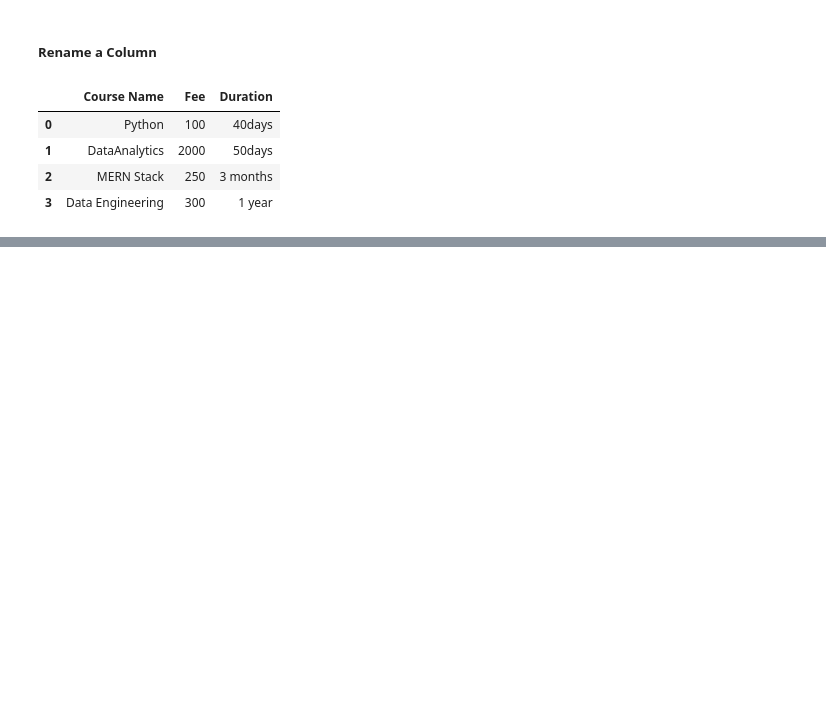
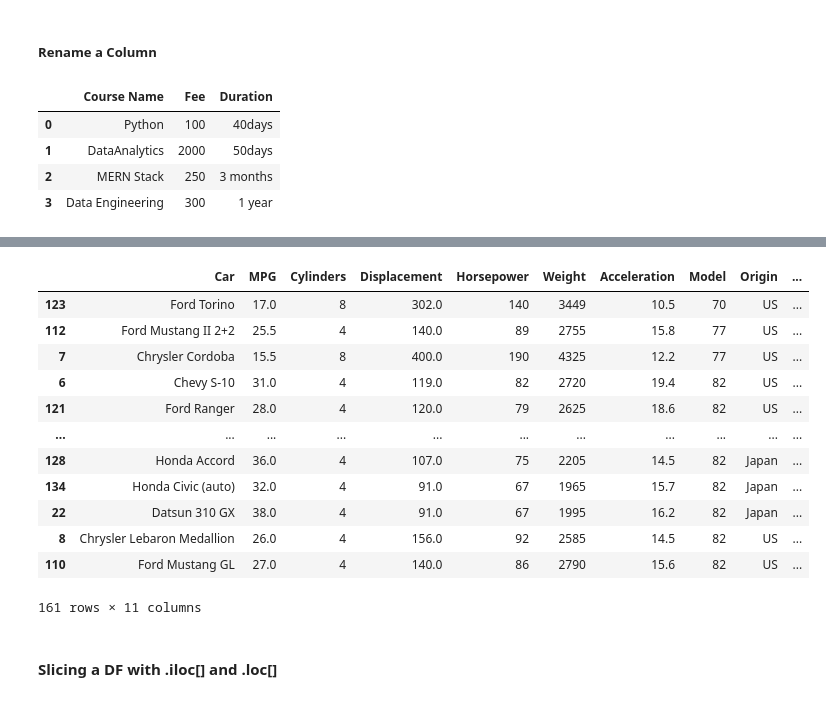
Before and after one commit to Anabrams/PandasLab, a Jupyter notebook: lecture_notes.ipynb, the cells around one changed output, grey strips where cells are left out. Cells and saved outputs as stored; diff of their text form; code cells hidden in the pictures; blank space fills up the shorter version.

```diff
--- a/lecture_notes.ipynb
+++ b/lecture_notes.ipynb
@@ -230,0 +236,21 @@ tech_df.head()
+# %%
+cars =pd.read_json(r'pandasLesson_data\data\cars.json')
+
+cars.sort_values(by= 'quantity', ascending=True)
+cars.sort_values(by= ['quantity', 'Cylinders'], ascending=[True, False])
+# %% [output]
+|  | Car | MPG | Cylinders | Displacement | Horsepower | Weight | Acceleration | Model | Origin | ... |
+| 123 | Ford Torino | 17.0 | 8 | 302.0 | 140 | 3449 | 10.5 | 70 | US | ... |
+| 112 | Ford Mustang II 2+2 | 25.5 | 4 | 140.0 | 89 | 2755 | 15.8 | 77 | US | ... |
+| 7 | Chrysler Cordoba | 15.5 | 8 | 400.0 | 190 | 4325 | 12.2 | 77 | US | ... |
+| 6 | Chevy S-10 | 31.0 | 4 | 119.0 | 82 | 2720 | 19.4 | 82 | US | ... |
+| 121 | Ford Ranger | 28.0 | 4 | 120.0 | 79 | 2625 | 18.6 | 82 | US | ... |
+| ... | ... | ... | ... | ... | ... | ... | ... | ... | ... | ... |
+| 128 | Honda Accord | 36.0 | 4 | 107.0 | 75 | 2205 | 14.5 | 82 | Japan | ... |
+| 134 | Honda Civic (auto) | 32.0 | 4 | 91.0 | 67 | 1965 | 15.7 | 82 | Japan | ... |
+| 22 | Datsun 310 GX | 38.0 | 4 | 91.0 | 67 | 1995 | 16.2 | 82 | Japan | ... |
+| 8 | Chrysler Lebaron Medallion | 26.0 | 4 | 156.0 | 92 | 2585 | 14.5 | 82 | US | ... |
+| 110 | Ford Mustang GL | 27.0 | 4 | 140.0 | 86 | 2790 | 15.6 | 82 | US | ... |
+161 rows × 11 columns
+# %% [markdown]
+#### Slicing a DF with .iloc[] and .loc[]
```
Also changed, not shown: parts of 29 cells of this notebook, 1 other file.
